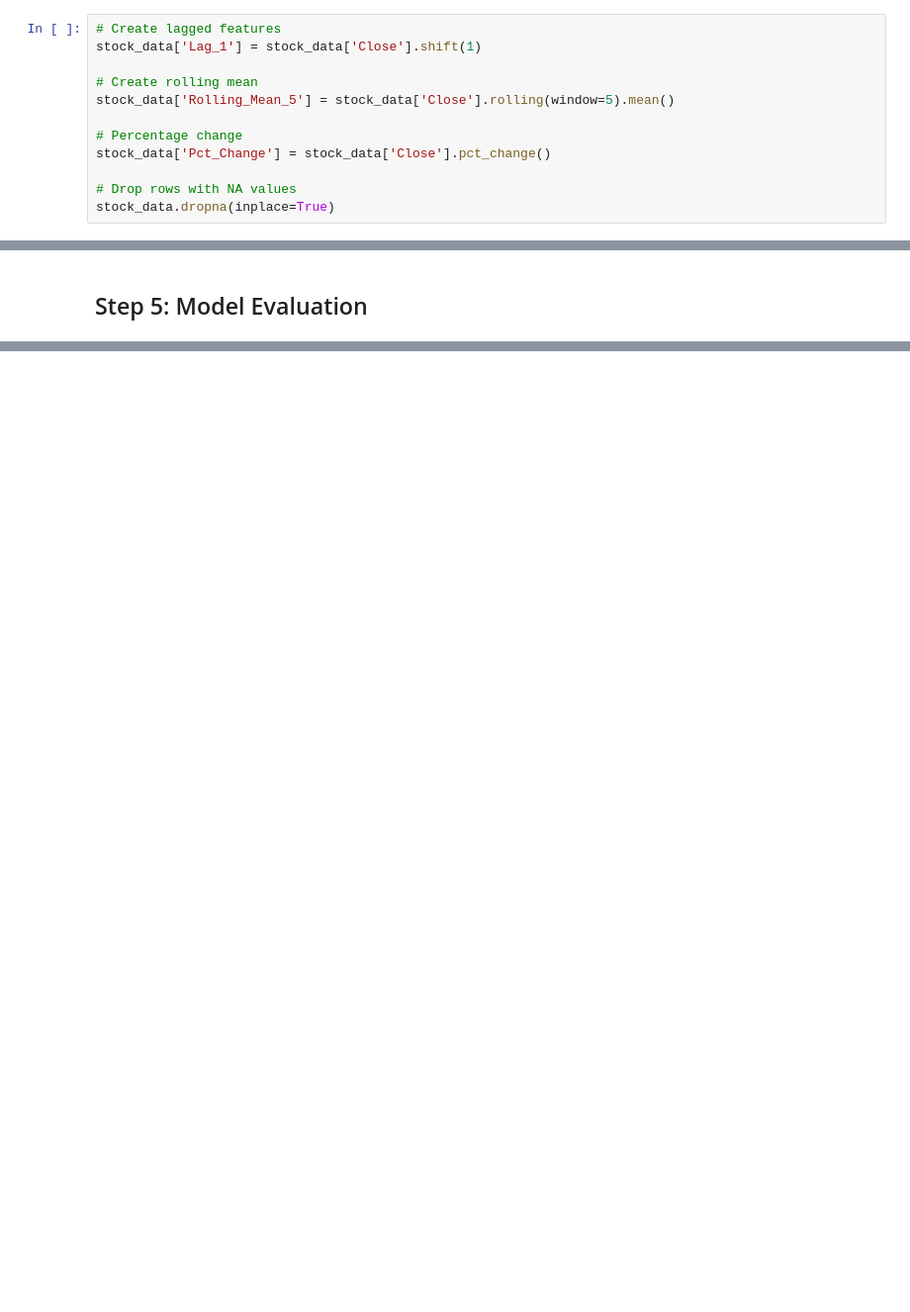
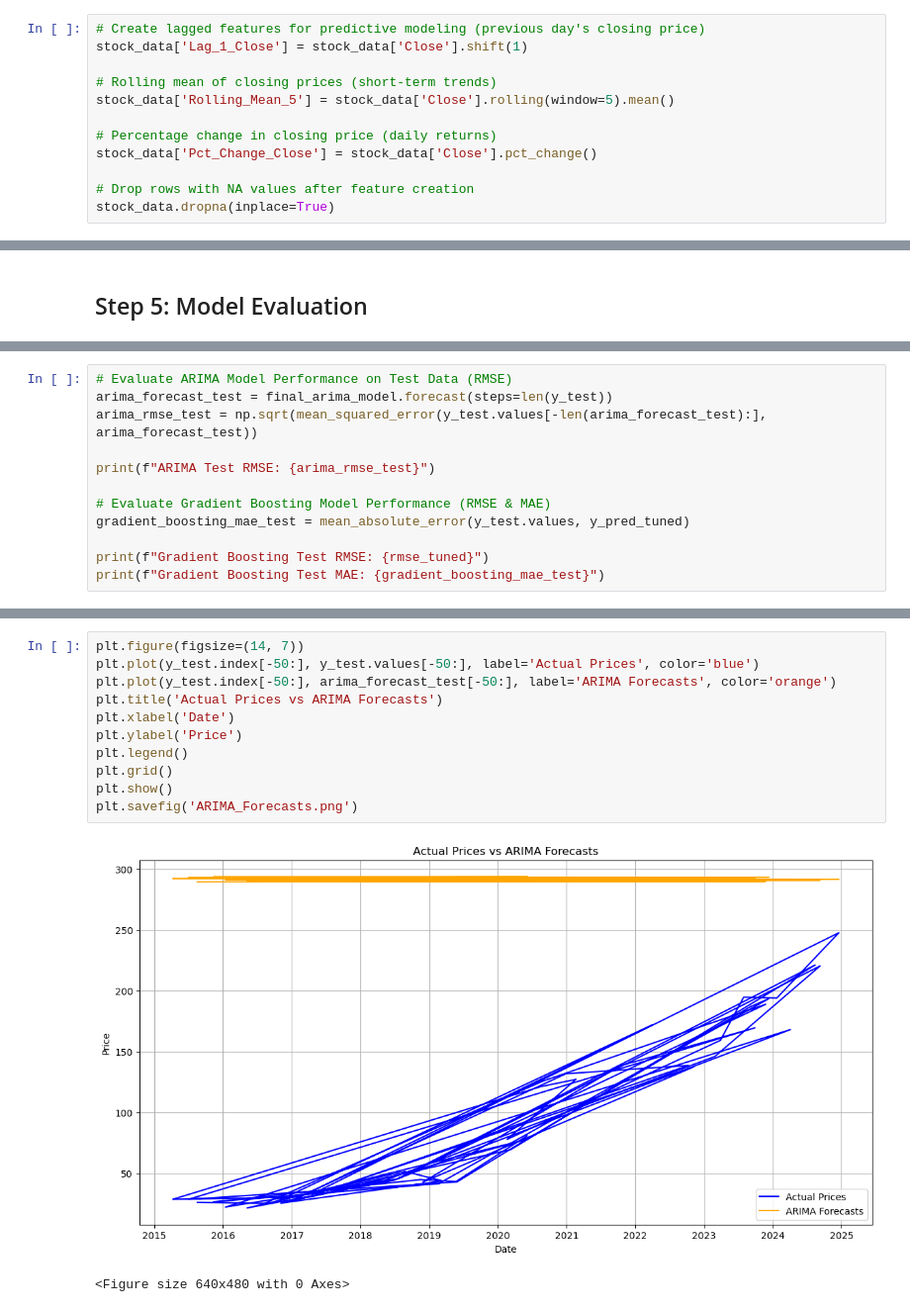
Before and after one commit to saksham3232/Stock-Price-Prediction-Analysis, a Jupyter notebook: data.ipynb, the cells around one changed output, grey strips where cells are left out. Shown: that part at 99% size. Saved outputs shown, nothing was run; the diff lists cells and outputs as text; blank space fills up the shorter version.

```diff
--- a/data.ipynb
+++ b/data.ipynb
@@ -82,16 +112,16 @@ plt.show()
 # %% [markdown]
 ### Create Features
 # %%
-# Create lagged features
-stock_data['Lag_1'] = stock_data['Close'].shift(1)
+# Create lagged features for predictive modeling (previous day's closing price)
+stock_data['Lag_1_Close'] = stock_data['Close'].shift(1)
 
-# Create rolling mean
+# Rolling mean of closing prices (short-term trends)
 stock_data['Rolling_Mean_5'] = stock_data['Close'].rolling(window=5).mean()
 
-# Percentage change
-stock_data['Pct_Change'] = stock_data['Close'].pct_change()
+# Percentage change in closing price (daily returns)
+stock_data['Pct_Change_Close'] = stock_data['Close'].pct_change()
 
-# Drop rows with NA values
+# Drop rows with NA values after feature creation
 stock_data.dropna(inplace=True)
 # %% [markdown]
 ## Step 4: Modeling
@@ -172,0 +202,12 @@ Tuned Gradient Boosting RMSE: 0.9909758010679852
+# %%
+# Evaluate ARIMA Model Performance on Test Data (RMSE)
+arima_forecast_test = final_arima_model.forecast(steps=len(y_test))
+arima_rmse_test = np.sqrt(mean_squared_error(y_test.values[-len(arima_forecast_test):], arima_forecast_test))
+
+print(f"ARIMA Test RMSE: {arima_rmse_test}")
+
+# Evaluate Gradient Boosting Model Performance (RMSE & MAE)
+gradient_boosting_mae_test = mean_absolute_error(y_test.values, y_pred_tuned)
+
+print(f"Gradient Boosting Test RMSE: {rmse_tuned}")
+print(f"Gradient Boosting Test MAE: {gradient_boosting_mae_test}")
@@ -172,0 +222,14 @@ Tuned Gradient Boosting RMSE: 0.9909758010679852
+# %%
+plt.figure(figsize=(14, 7))
+plt.plot(y_test.index[-50:], y_test.values[-50:], label='Actual Prices', color='blue')
+plt.plot(y_test.index[-50:], arima_forecast_test[-50:], label='ARIMA Forecasts', color='orange')
+plt.title('Actual Prices vs ARIMA Forecasts')
+plt.xlabel('Date')
+plt.ylabel('Price')
+plt.legend()
+plt.grid()
+plt.show()
+plt.savefig('ARIMA_Forecasts.png')
+# %% [output]
+[figure, added]
+<Figure size 640x480 with 0 Axes>
```
Also changed, not shown: parts of 15 cells of this notebook.
